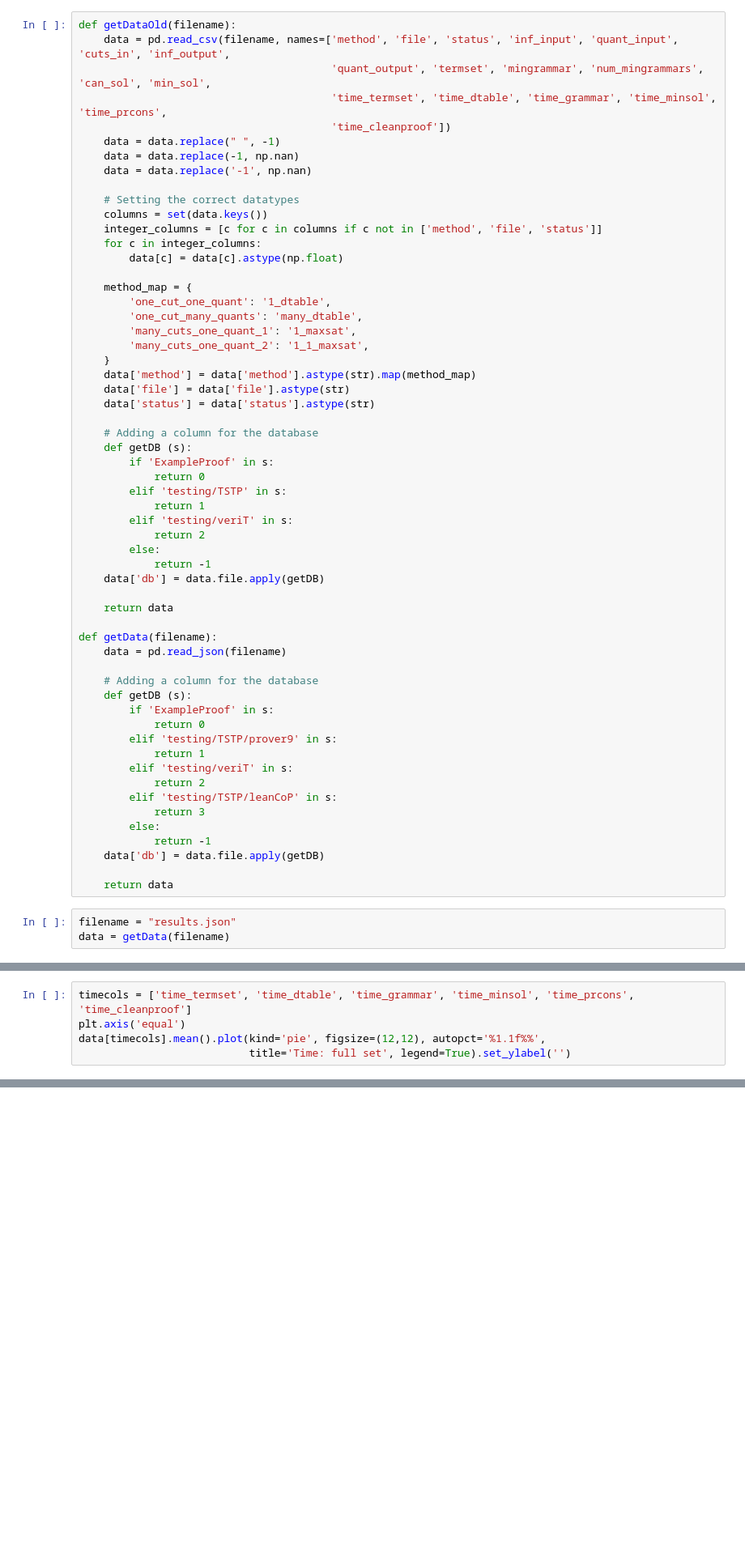
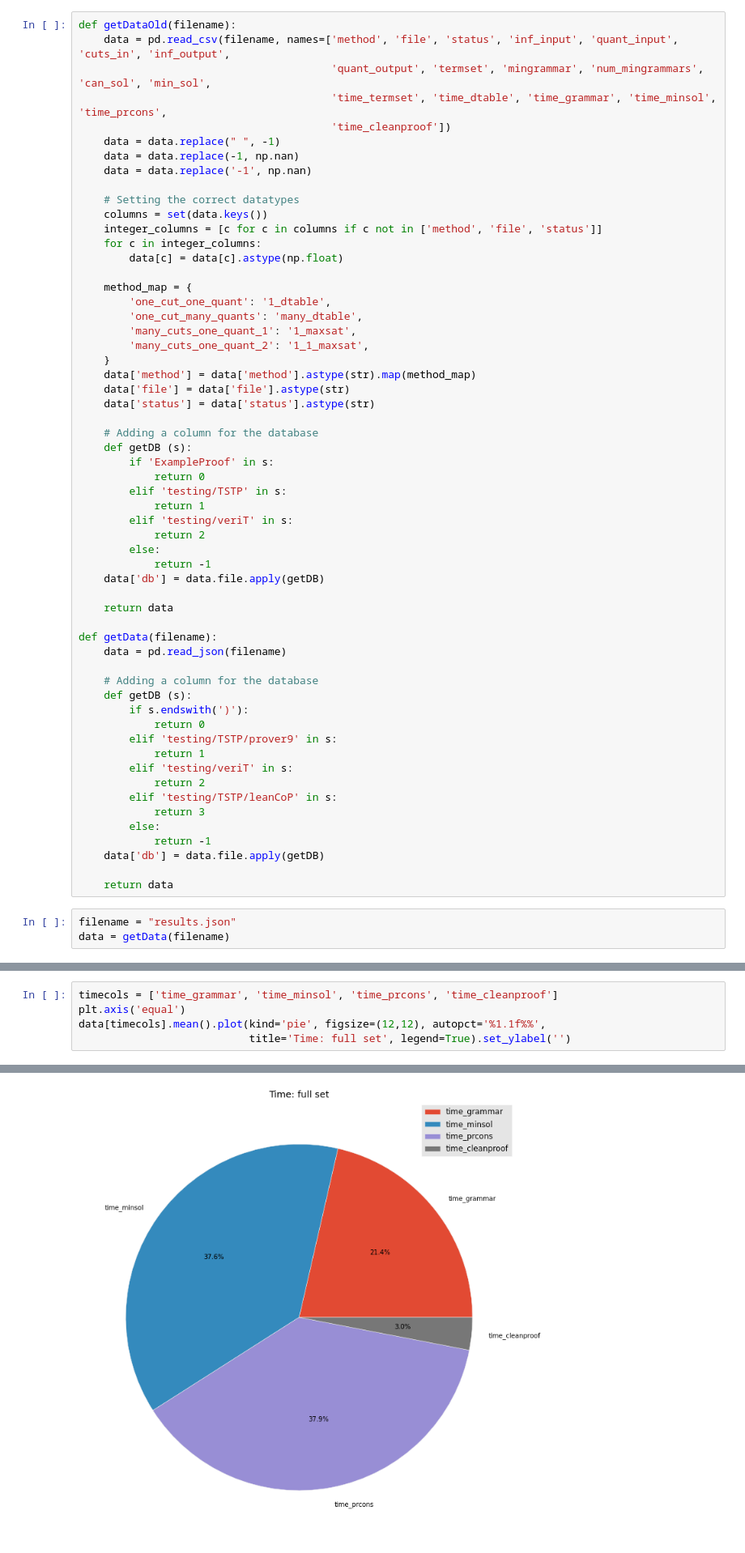
Before and after one commit to gapt/cutintro-results, a Jupyter notebook: 2015-09-18/cutintro.ipynb, the cells around one changed output, grey strips where cells are left out. Shown at 81% size. Drawn from its saved outputs; the diff is of its cells as text; blank space fills up the shorter version.

```diff
--- a/2015-09-18/cutintro.ipynb
+++ b/2015-09-18/cutintro.ipynb
@@ -53,7 +53,7 @@ def getData(filename):
 
     # Adding a column for the database
     def getDB (s):
-        if 'ExampleProof' in s:
+        if s.endswith(')'):
             return 0
         elif 'testing/TSTP/prover9' in s:
             return 1
@@ -169,5 +268,6 @@ for dbi, db in dbs.items():
 # %%
-timecols = ['time_termset', 'time_dtable', 'time_grammar', 'time_minsol', 'time_prcons', 'time_cleanproof']
+timecols = ['time_grammar', 'time_minsol', 'time_prcons', 'time_cleanproof']
 plt.axis('equal')
 data[timecols].mean().plot(kind='pie', figsize=(12,12), autopct='%1.1f%%',
                            title='Time: full set', legend=True).set_ylabel('')
+# %% [output]
@@ -174,3 +275,4 @@ data[timecols].mean().plot(kind='pie', figsize=(12,12), autopct='%1.1f%%',
+[figure, added]
 # %%
 xsize, ysize = len(dbs.items()), len(methods)
 plt.figure(1, figsize=(4*xsize,4*ysize))
```
Also changed, not shown: parts of 21 cells of this notebook, 1 other file.
